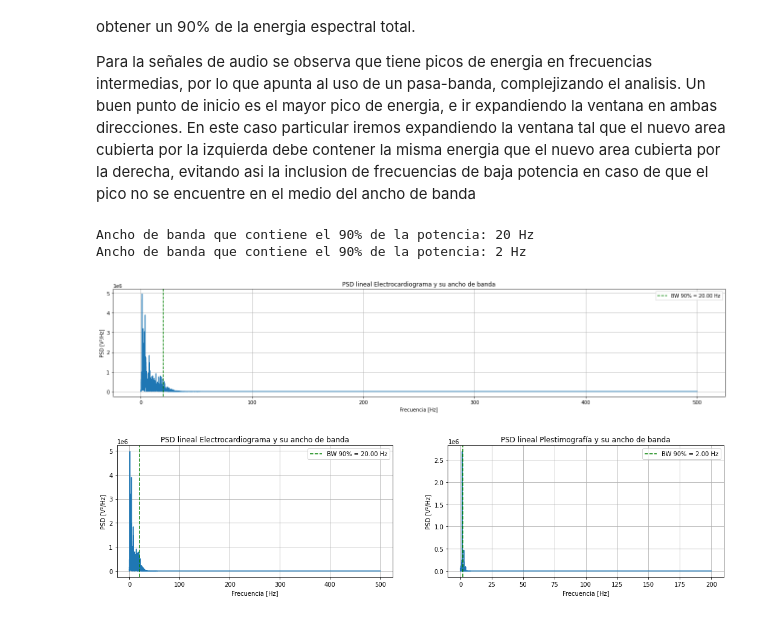
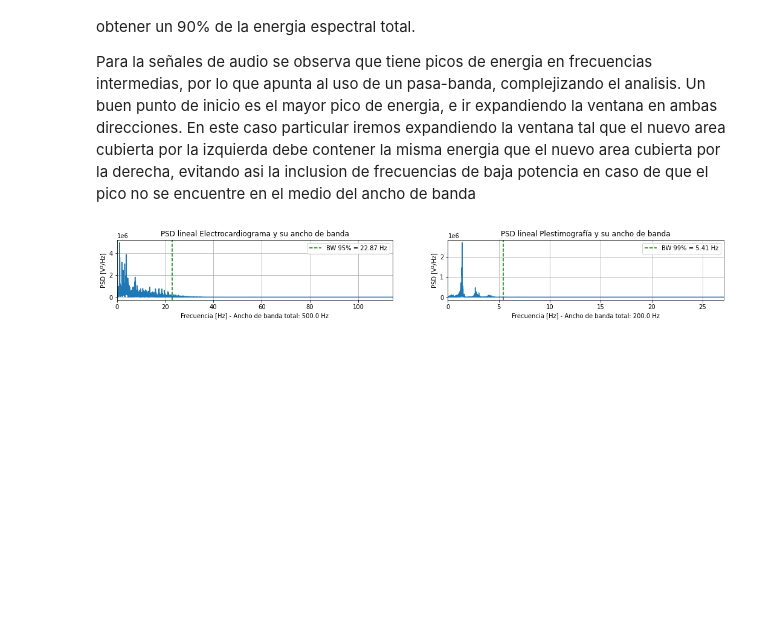
Before and after one commit to mnoe893/PDS_UTNBA_2025, a Jupyter notebook: TS7_estim_ancho_de_banda.ipynb, the cells around one changed output. Drawn from its saved outputs; the diff is of its cells as text; code cells hidden in the pictures; blank space fills up the shorter version.

```diff
--- a/TS7_estim_ancho_de_banda.ipynb
+++ b/TS7_estim_ancho_de_banda.ipynb
@@ -108,47 +108,45 @@ En el caso del electro y plestimo esta claro que son señales cuya energia se co
 Para la señales de audio se observa que tiene picos de energia en frecuencias intermedias, por lo que apunta al uso de un pasa-banda, complejizando el analisis. Un buen punto de inicio es el mayor pico de energia, e ir expandiendo la ventana en ambas direcciones.
 En este caso particular iremos expandiendo la ventana tal que el nuevo area cubierta por la izquierda debe contener la misma energia que el nuevo area cubierta por la derecha, evitando asi la inclusion de frecuencias de baja potencia en caso de que el pico no se encuentre en el medio del ancho de banda
 # %%
-def obtener_bw(psd,ff,porcentaje):
-    pot_bw = 0
-    bw = 1 # en Hz
-    bw_anterior = 0
+def obtener_bw_pasabajos(psd,ff,porcentaje):
+    pot_bw = 0; pot_tot = 0
+    bw = 1; bw_anterior = 0 # en posiciones de arr
     df = ff[1] - ff[0]
-    pot_tot = np.sum(psd) * df
+    pot_tot = np.sum(psd)
+    bw_tot = len(psd)
+    # Nota: la potencia real deberia estar mutiplicada por df
+    while pot_bw < (pot_tot * porcentaje) and bw < bw_tot:
+        pot_bw += np.sum(psd[bw_anterior:bw])
+        bw_anterior = bw
+        bw += 1  # avanza df Hz
 
-    while pot_bw < pot_tot * porcentaje and bw < ff[-1]:
-        pot_bw += np.sum(psd_ecg[int(bw_anterior / df):int(bw / df)]) * df
-        bw_anterior = bw
-        bw += 1  # avanzar 1 Hz
-    return bw
+    return bw*df
 
-bw_ecg = obtener_bw(psd_ecg,ff_ecg,0.9)
-print(f"Ancho de banda que contiene el 90% de la potencia: {bw_ecg} Hz")
+bw_ecg = obtener_bw_pasabajos(psd_ecg,ff_ecg,0.95)
+bw_ppg = obtener_bw_pasabajos(psd_ppg,ff_ppg,0.99)
 
-bw_ppg = obtener_bw(psd_ppg,ff_ppg,0.9)
-print(f"Ancho de banda que contiene el 90% de la potencia: {bw_ppg} Hz")
-
+'''
 plt.figure(figsize=(18, 4))
-plt.plot(ff_ecg, psd_ecg)
-plt.axvline(x=bw_ecg, color='green', linestyle='--', label=f'BW 90% = {bw_ecg:.2f} Hz')
+plt.plot(ff_ppg, psd_ppg); plt.xlim(0,20)
+plt.axvline(x=bw_ppg, color='green', linestyle='--', label=f'BW 90% = {bw_ppg:.2f} Hz')
 plt.title("PSD lineal Electrocardiograma y su ancho de banda")
 plt.xlabel("Frecuencia [Hz]"); plt.ylabel("PSD [V²/Hz]")
 plt.grid(True)
 plt.legend()
 plt.tight_layout()
 plt.show()
+'''
+plt.figure(figsize=(18, 4))
+plt.subplot(1,2,1); plt.plot(ff_ecg, psd_ecg); plt.xlim(0, bw_ecg*5)
+plt.axvline(x=bw_ecg, color='green', linestyle='--', label=f'BW 95% = {bw_ecg:.2f} Hz')
+plt.title("PSD lineal Electrocardiograma y su ancho de banda")
+plt.xlabel(f"Frecuencia [Hz] - Ancho de banda total: {np.round(ff_ecg[-1])} Hz"); plt.ylabel("PSD [V²/Hz]"); plt.grid(True); plt.legend()
 
-plt.figure(figsize=(18, 4))
-plt.subplot(1,2,1); plt.plot(ff_ecg, psd_ecg)
-plt.axvline(x=bw_ecg, color='green', linestyle='--', label=f'BW 90% = {bw_ecg:.2f} Hz')
-plt.title("PSD lineal Electrocardiograma y su ancho de banda")
-plt.xlabel("Frecuencia [Hz]"); plt.ylabel("PSD [V²/Hz]"); plt.grid(True); plt.legend()
-plt.subplot(1,2,2); plt.plot(ff_ppg, psd_ppg)
-plt.axvline(x=bw_ppg, color='green', linestyle='--', label=f'BW 90% = {bw_ppg:.2f} Hz')
+plt.subplot(1,2,2); plt.plot(ff_ppg, psd_ppg); plt.xlim(0, bw_ppg*5)
+plt.axvline(x=bw_ppg, color='green', linestyle='--', label=f'BW 99% = {bw_ppg:.2f} Hz')
 plt.title("PSD lineal Plestimografía y su ancho de banda")
-plt.xlabel("Frecuencia [Hz]"); plt.ylabel("PSD [V²/Hz]"); plt.grid(True); plt.legend()
+plt.xlabel(f"Frecuencia [Hz] - Ancho de banda total: {np.round(ff_ppg[-1])} Hz"); plt.ylabel("PSD [V²/Hz]"); plt.grid(True); plt.legend()
+
 plt.show()
 # %% [output]
-Ancho de banda que contiene el 90% de la potencia: 20 Hz
-Ancho de banda que contiene el 90% de la potencia: 2 Hz
-[figure, old version]
+[figure, new version]
-[figure, removed]
```
Also changed, not shown: parts of 2 cells of this notebook.
